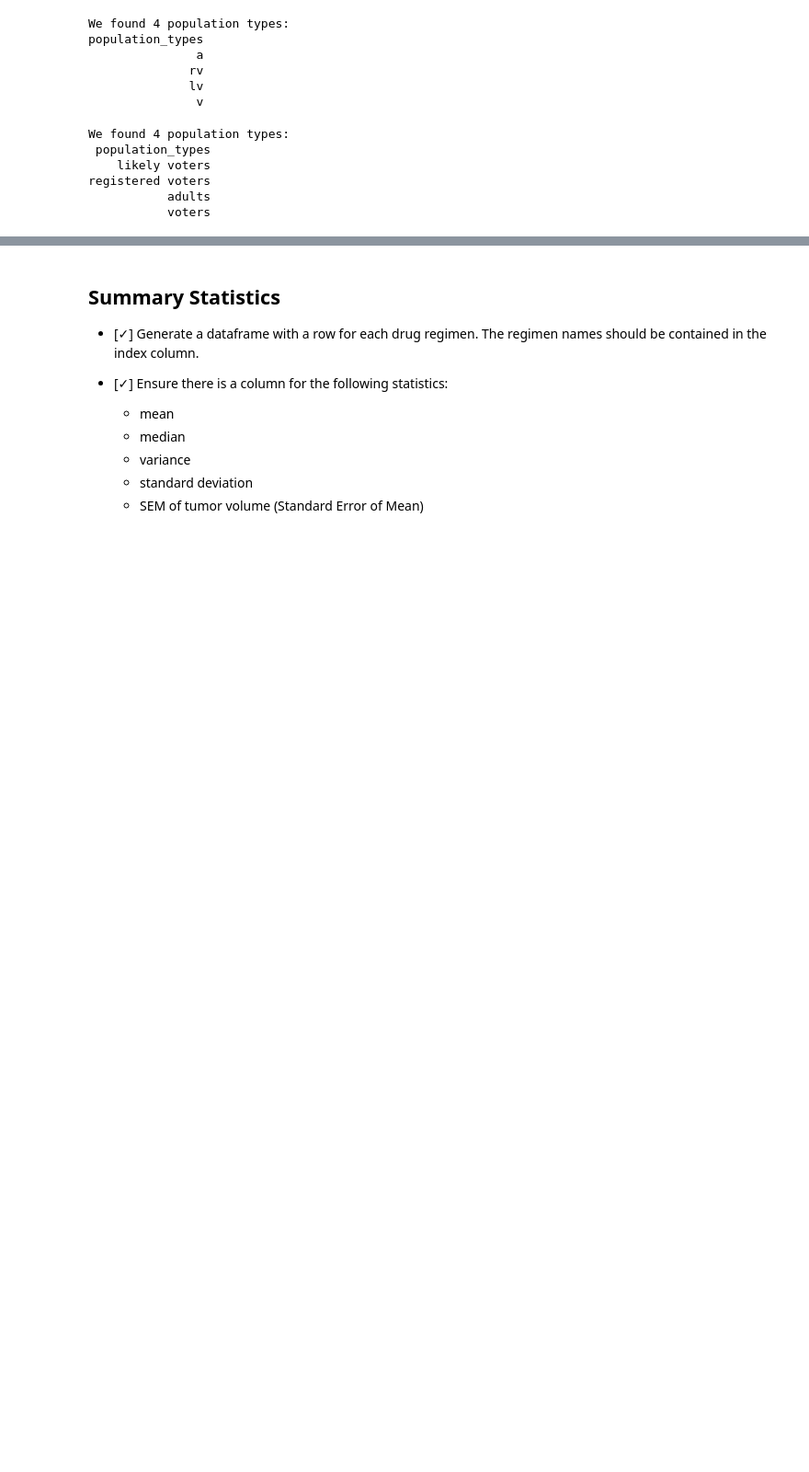
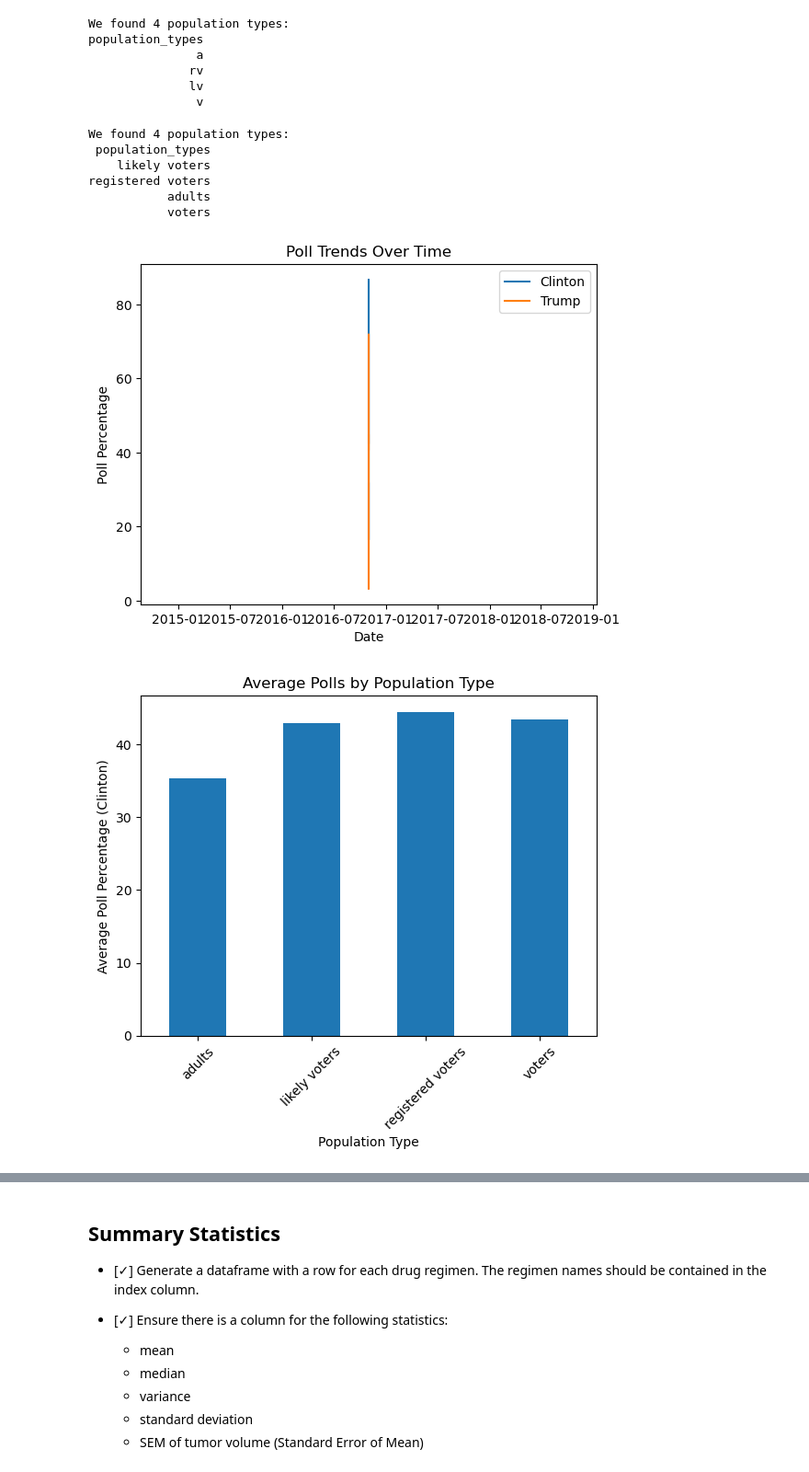
Before and after one commit to MSchell0129/Complex_Political_Phenomenon, a Jupyter notebook: script/visualizations/Matplotlib/visualizations_matplotlib.ipynb, the cells around one changed output, grey strips where cells are left out. Shown at 92% size. Drawn from its saved outputs; the diff is of its cells as text; code cells hidden in the pictures; blank space fills up the shorter version.

Commit message:
modified a visualizations file

```diff
--- a/script/visualizations/Matplotlib/visualizations_matplotlib.ipynb
+++ b/script/visualizations/Matplotlib/visualizations_matplotlib.ipynb
@@ -118,3 +118,71 @@ We found 4 population types:
 registered voters
            adults
            voters
+# %%
+# Time Series Plot
+df_cleaned_2016_polls["forecastdate"] = pd.to_datetime(df_cleaned_2016_polls["forecastdate"])
+plt.plot(df_cleaned_2016_polls["forecastdate"], df_cleaned_2016_polls["adjpoll_clinton"], label="Clinton")
+plt.plot(df_cleaned_2016_polls["forecastdate"], df_cleaned_2016_polls["adjpoll_trump"], label="Trump")
+plt.xlabel("Date")
+plt.ylabel("Poll Percentage")
+plt.title("Poll Trends Over Time")
+plt.legend()
+plt.show()
+
+# Bar Plot
+avg_polls = df_cleaned_2016_polls.groupby("population")["adjpoll_clinton"].mean()
+avg_polls.plot(kind="bar")
+plt.xlabel("Population Type")
+plt.ylabel("Average Poll Percentage (Clinton)")
+plt.title("Average Polls by Population Type")
+plt.xticks(rotation=45)
+plt.show()
+
+# Scatter Plot
+plt.scatter(df_cleaned_2016_polls["adjpoll_clinton"], df_cleaned_2016_polls["adjpoll_trump"])
+plt.xlabel("Clinton Poll Percentage")
+plt.ylabel("Trump Poll Percentage")
+plt.title("Clinton vs. Trump Poll Comparison")
+plt.show()
+
+# Pie Chart
+population_counts = df_cleaned_2016_polls["population"].value_counts()
+population_counts.plot(kind="pie", autopct="%1.1f%%")
+plt.title("Distribution of Population Types")
+plt.show()
+
+# Histogram
+plt.hist(df_cleaned_2016_polls["samplesize"], bins=20)
+plt.xlabel("Sample Size")
+plt.ylabel("Frequency")
+plt.title("Distribution of Sample Sizes")
+plt.show()
+
+# Heatmap or Correlation Plot
+corr_matrix = df_cleaned_2016_polls.corr()
+plt.imshow(corr_matrix, cmap="coolwarm", interpolation="nearest")
+plt.colorbar()
+plt.xticks(range(len(corr_matrix.columns)), corr_matrix.columns, rotation=90)
+plt.yticks(range(len(corr_matrix.columns)), corr_matrix.columns)
+plt.title("Correlation Heatmap")
+plt.show()
+
+# Grouped Bar Plot
+avg_polls_by_state = df_cleaned_2016_polls.groupby("state")[["adjpoll_clinton", "adjpoll_trump"]].mean()
+avg_polls_by_state.plot(kind="bar")
+plt.xlabel("State")
+plt.ylabel("Average Poll Percentage")
+plt.title("Average Polls by State")
+plt.xticks(rotation=45)
+plt.show()
+
+# Box Plot
+df_cleaned_2016_polls.boxplot(column=["adjpoll_clinton", "adjpoll_trump"], by="state")
+plt.ylabel("Poll Percentage")
+plt.title("Polls by State")
+plt.suptitle("")  # To remove the automatic title added by pandas
+plt.xticks(rotation=45)
+plt.show()
+# %% [output]
+[figure, added]
+[figure, added]
```
Also changed, not shown: parts of 2 cells of this notebook.
